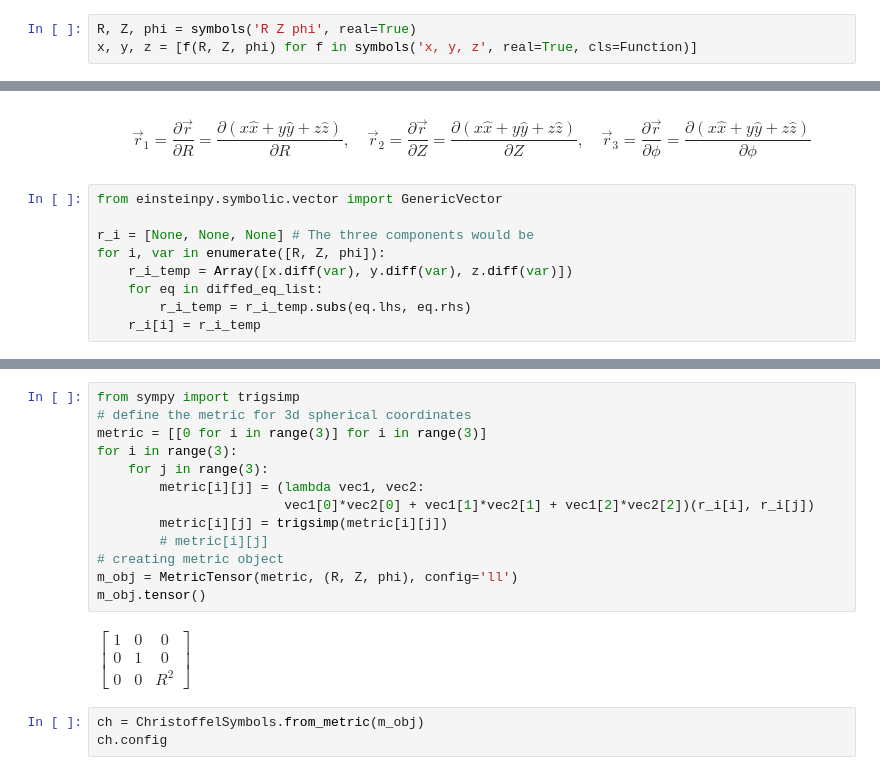
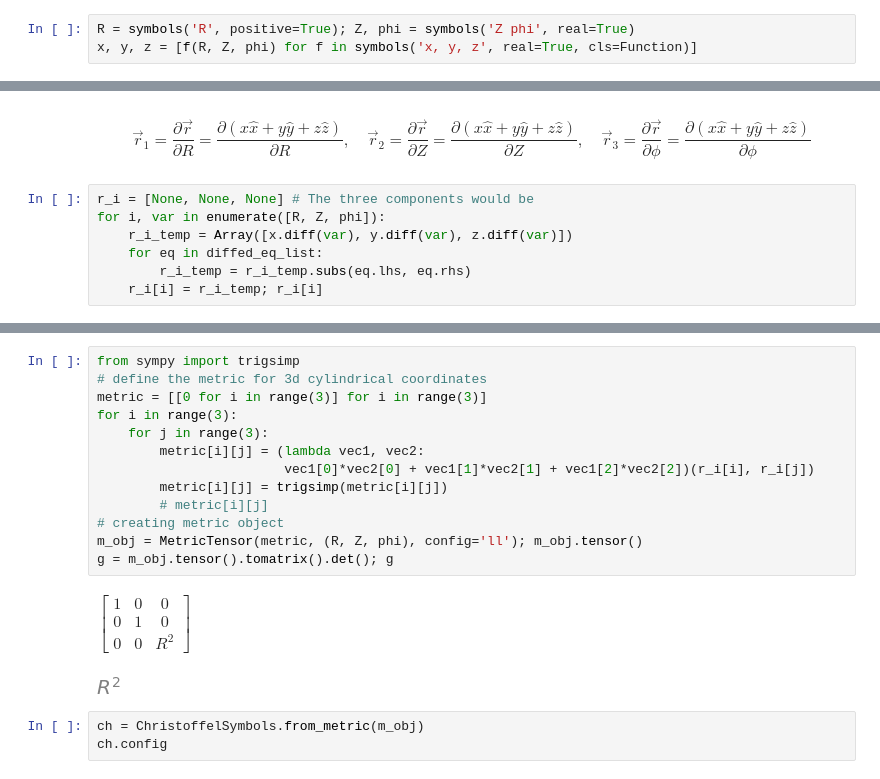
Before and after one commit to WenyinWei/silkpy, a Jupyter notebook: nb/from_cylindrical_to_metric_Christoffel_Riemann_tensor.ipynb, the cells around one changed output, grey strips where cells are left out. Cells and saved outputs as stored; diff of their text form.

```diff
--- a/nb/from_cylindrical_to_metric_Christoffel_Riemann_tensor.ipynb
+++ b/nb/from_cylindrical_to_metric_Christoffel_Riemann_tensor.ipynb
@@ -29,4 +31,4 @@ Transform Relation from $(x, y, z)$ to $(r, \theta, \phi)$:
 # %%
-R, Z, phi = symbols('R Z phi', real=True)
+R = symbols('R', positive=True); Z, phi = symbols('Z phi', real=True)
 x, y, z = [f(R, Z, phi) for f in symbols('x, y, z', real=True, cls=Function)]
 # %%
@@ -69,11 +70,9 @@ The MathtextBackendBitmap class was deprecated in Matplotlib 3.4 and will be rem
 \vec{r}_{3} = \frac{\partial \vec{r}}{\partial \phi} = \frac{\partial (x\hat{x}+y\hat{y}+z\hat{z})}{\partial \phi}
 \end{equation}
 # %%
-from einsteinpy.symbolic.vector import GenericVector
-
 r_i = [None, None, None] # The three components would be
 for i, var in enumerate([R, Z, phi]):
     r_i_temp = Array([x.diff(var), y.diff(var), z.diff(var)])
     for eq in diffed_eq_list:
         r_i_temp = r_i_temp.subs(eq.lhs, eq.rhs)
-    r_i[i] = r_i_temp
+    r_i[i] = r_i_temp; r_i[i]
@@ -80,18 +83,19 @@ for i, var in enumerate([R, Z, phi]):
 # %%
 from sympy import trigsimp
-# define the metric for 3d spherical coordinates
+# define the metric for 3d cylindrical coordinates
 metric = [[0 for i in range(3)] for i in range(3)]
 for i in range(3):
     for j in range(3):
         metric[i][j] = (lambda vec1, vec2:
                         vec1[0]*vec2[0] + vec1[1]*vec2[1] + vec1[2]*vec2[2])(r_i[i], r_i[j])
         metric[i][j] = trigsimp(metric[i][j])
         # metric[i][j]
 # creating metric object
-m_obj = MetricTensor(metric, (R, Z, phi), config='ll')
-m_obj.tensor()
+m_obj = MetricTensor(metric, (R, Z, phi), config='ll'); m_obj.tensor()
+g = m_obj.tensor().tomatrix().det(); g
 # %% [output]
 $\displaystyle \left[\begin{matrix}1 & 0 & 0\\0 & 1 & 0\\0 & 0 & R^{2}\end{matrix}\right]$
+[figure, added]
 # %%
 ch = ChristoffelSymbols.from_metric(m_obj)
 ch.config
```
Also changed, not shown: parts of 22 cells of this notebook, 1 other file.
